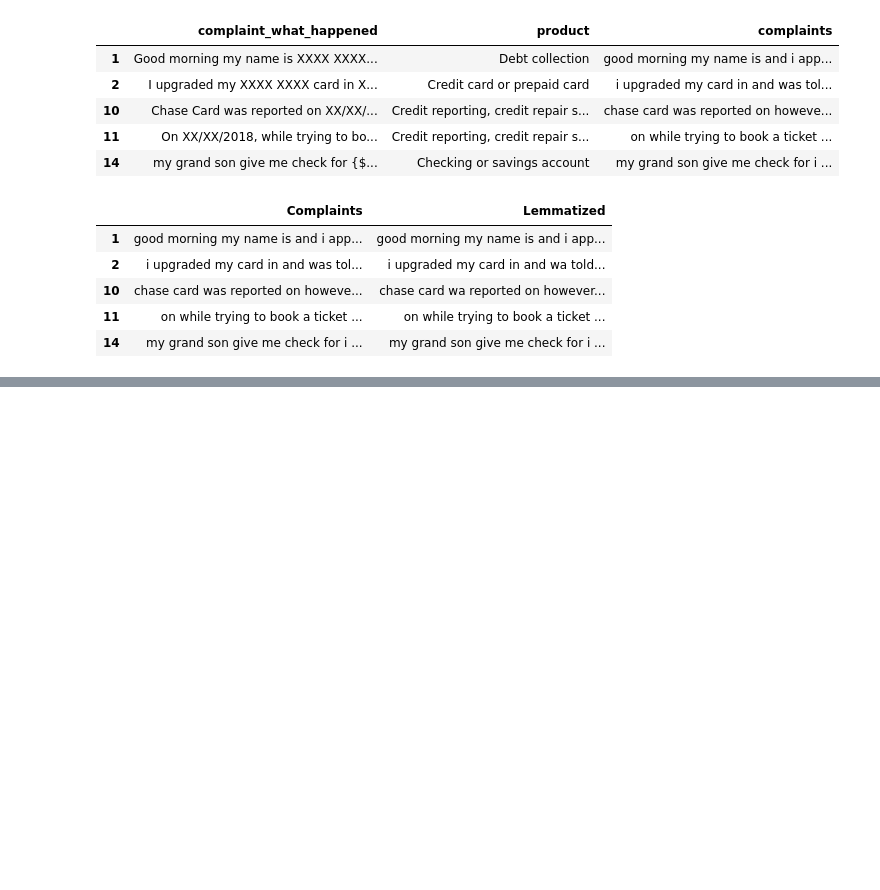
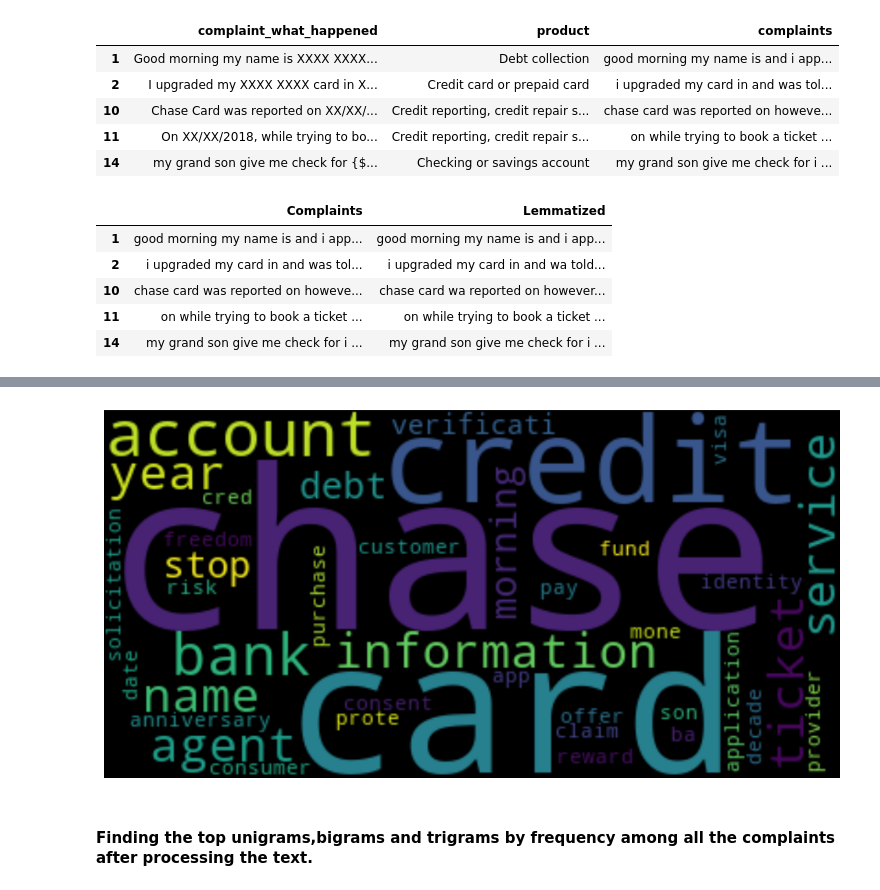
Before and after one commit to Ashik-Mohammed-S/Automatic_Ticket_Classifier, a Jupyter notebook: Model.ipynb, the cells around one changed output, grey strips where cells are left out. Drawn from its saved outputs; the diff is of its cells as text; code cells hidden in the pictures; blank space fills up the shorter version.

```diff
--- a/Model.ipynb
+++ b/Model.ipynb
@@ -191,0 +251,9 @@ df_clean["complaint_POS_removed"] =  df_clean.swifter.apply(lambda x: pos_tags(x
+# %%
+wordcloud = WordCloud(max_words=40, random_state=1, stopwords=set(STOPWORDS))
+wordcloud.generate(str(df_clean['complaint_POS_removed']))
+plt.figure(figsize=(12,12))
+plt.imshow(wordcloud, interpolation="bilinear")
+plt.axis("off")
+plt.show()
+# %% [output]
+[figure, added]
@@ -191,0 +263,2 @@ df_clean["complaint_POS_removed"] =  df_clean.swifter.apply(lambda x: pos_tags(x
+# %% [markdown]
+#### Finding the top unigrams,bigrams and trigrams by frequency among all the complaints after processing the text.
```
Also changed, not shown: parts of 15 cells of this notebook.
